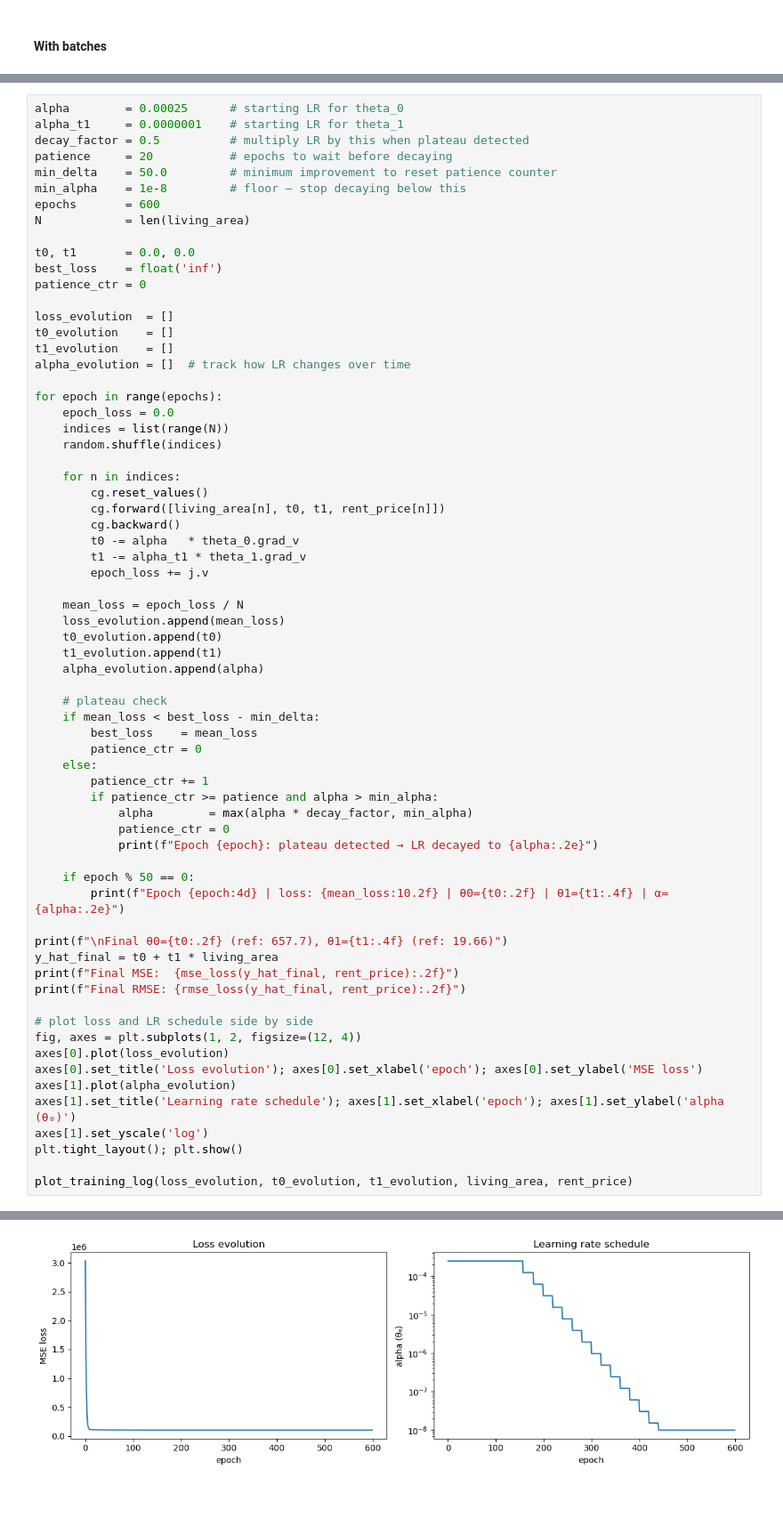
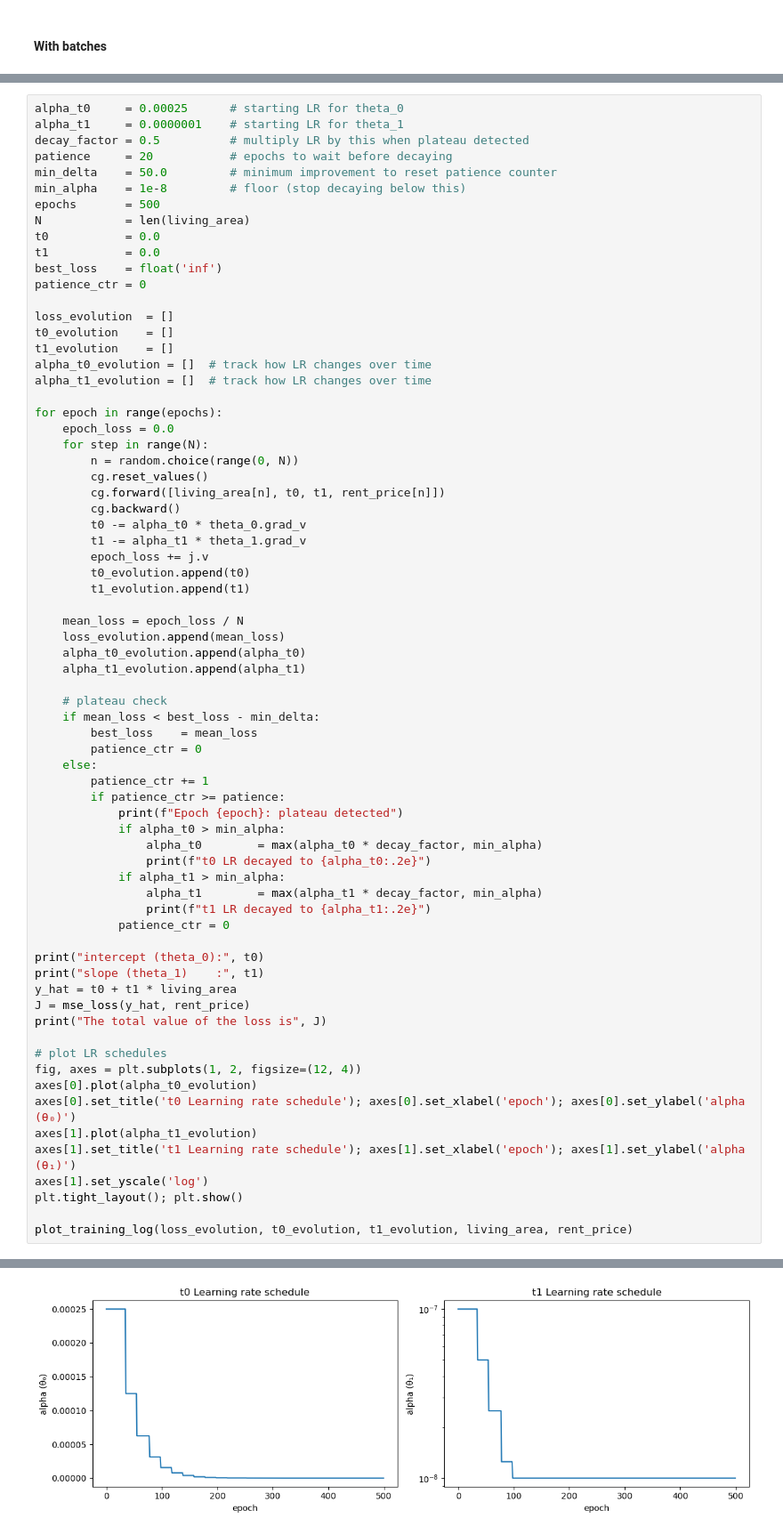
Before and after one commit to marcosncosta1/DeepLearning_practical_2, a Jupyter notebook: student-input/cg-linear-regression-stud.ipynb, the cells around one changed output, grey strips where cells are left out. Shown at 89% size. Cells and saved outputs as stored; diff of their text form; blank space fills up the shorter version.

```diff
--- a/student-input/cg-linear-regression-stud.ipynb
+++ b/student-input/cg-linear-regression-stud.ipynb
@@ -653,40 +654,40 @@ oscillating around a plateau.
 # %%
-alpha        = 0.00025      # starting LR for theta_0
+alpha_t0     = 0.00025      # starting LR for theta_0
 alpha_t1     = 0.0000001    # starting LR for theta_1
 decay_factor = 0.5          # multiply LR by this when plateau detected
 patience     = 20           # epochs to wait before decaying
 min_delta    = 50.0         # minimum improvement to reset patience counter
-min_alpha    = 1e-8         # floor — stop decaying below this
-epochs       = 600
+min_alpha    = 1e-8         # floor (stop decaying below this)
+epochs       = 500
 N            = len(living_area)
-
-t0, t1       = 0.0, 0.0
+t0           = 0.0
+t1           = 0.0
 best_loss    = float('inf')
 patience_ctr = 0
 
 loss_evolution  = []
 t0_evolution    = []
 t1_evolution    = []
-alpha_evolution = []  # track how LR changes over time
+alpha_t0_evolution = []  # track how LR changes over time
+alpha_t1_evolution = []  # track how LR changes over time
 
 for epoch in range(epochs):
     epoch_loss = 0.0
-    indices = list(range(N))
-    random.shuffle(indices)
-
-    for n in indices:
+    for step in range(N):
+        n = random.choice(range(0, N))
         cg.reset_values()
         cg.forward([living_area[n], t0, t1, rent_price[n]])
         cg.backward()
-        t0 -= alpha   * theta_0.grad_v
+        t0 -= alpha_t0 * theta_0.grad_v
         t1 -= alpha_t1 * theta_1.grad_v
         epoch_loss += j.v
+        t0_evolution.append(t0)
+        t1_evolution.append(t1)
 
     mean_loss = epoch_loss / N
     loss_evolution.append(mean_loss)
-    t0_evolution.append(t0)
-    t1_evolution.append(t1)
-    alpha_evolution.append(alpha)
+    alpha_t0_evolution.append(alpha_t0)
+    alpha_t1_evolution.append(alpha_t1)
 
     # plateau check
     if mean_loss < best_loss - min_delta:
@@ -694,25 +695,28 @@ for epoch in range(epochs):
         patience_ctr = 0
     else:
         patience_ctr += 1
-        if patience_ctr >= patience and alpha > min_alpha:
-            alpha        = max(alpha * decay_factor, min_alpha)
+        if patience_ctr >= patience:
+            print(f"Epoch {epoch}: plateau detected")
+            if alpha_t0 > min_alpha:
+                alpha_t0        = max(alpha_t0 * decay_factor, min_alpha)
+                print(f"t0 LR decayed to {alpha_t0:.2e}")
+            if alpha_t1 > min_alpha:
+                alpha_t1        = max(alpha_t1 * decay_factor, min_alpha)
+                print(f"t1 LR decayed to {alpha_t1:.2e}")
             patience_ctr = 0
-            print(f"Epoch {epoch}: plateau detected → LR decayed to {alpha:.2e}")
 
-    if epoch % 50 == 0:
-        print(f"Epoch {epoch:4d} | loss: {mean_loss:10.2f} | θ0={t0:.2f} | θ1={t1:.4f} | α={alpha:.2e}")
+print("intercept (theta_0):", t0)
+print("slope (theta_1)    :", t1)
+y_hat = t0 + t1 * living_area
+J = mse_loss(y_hat, rent_price)
+print("The total value of the loss is", J)
 
-print(f"\nFinal θ0={t0:.2f} (ref: 657.7), θ1={t1:.4f} (ref: 19.66)")
-y_hat_final = t0 + t1 * living_area
-print(f"Final MSE:  {mse_loss(y_hat_final, rent_price):.2f}")
-print(f"Final RMSE: {rmse_loss(y_hat_final, rent_price):.2f}")
-
-# plot loss and LR schedule side by side
+# plot LR schedules
 fig, axes = plt.subplots(1, 2, figsize=(12, 4))
-axes[0].plot(loss_evolution)
-axes[0].set_title('Loss evolution'); axes[0].set_xlabel('epoch'); axes[0].set_ylabel('MSE loss')
-axes[1].plot(alpha_evolution)
-axes[1].set_title('Learning rate schedule'); axes[1].set_xlabel('epoch'); axes[1].set_ylabel('alpha (θ₀)')
+axes[0].plot(alpha_t0_evolution)
+axes[0].set_title('t0 Learning rate schedule'); axes[0].set_xlabel('epoch'); axes[0].set_ylabel('alpha (θ₀)')
+axes[1].plot(alpha_t1_evolution)
+axes[1].set_title('t1 Learning rate schedule'); axes[1].set_xlabel('epoch'); axes[1].set_ylabel('alpha (θ₁)')
 axes[1].set_yscale('log')
 plt.tight_layout(); plt.show()
 
@@ -738 +742 @@ Final RMSE: 458.20
-[figure, old version]
+[figure, new version]
```
Also changed, not shown: parts of 12 cells of this notebook.
